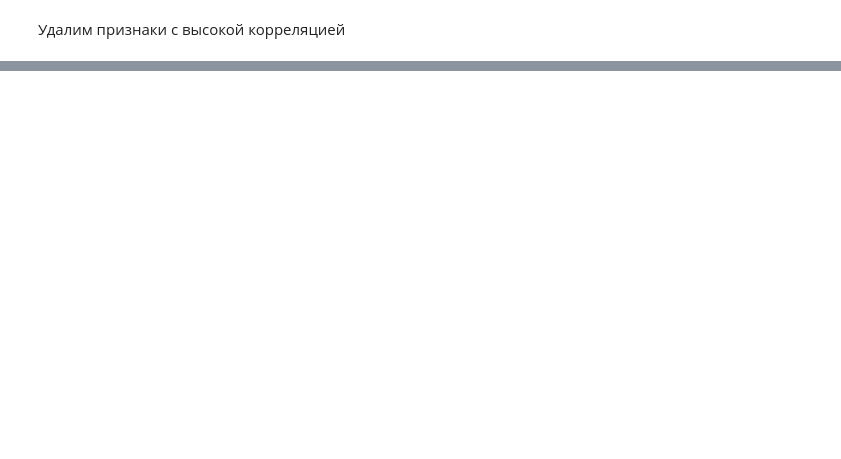
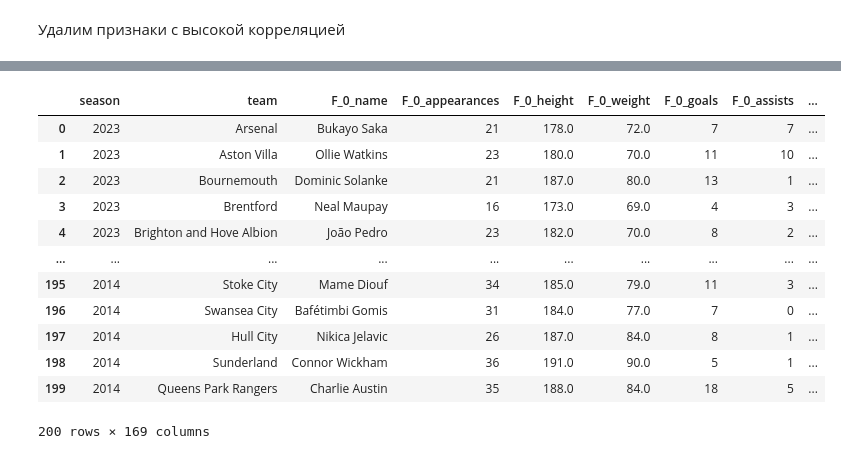
Before and after one commit to hse-mlds-2023-epl-prediction/annual-project, a Jupyter notebook: ML/official/prepare_data/prepare_main.ipynb, the cells around one changed output, grey strips where cells are left out. Drawn from its saved outputs; the diff is of its cells as text; code cells hidden in the pictures; blank space fills up the shorter version.

```diff
--- a/ML/official/prepare_data/prepare_main.ipynb
+++ b/ML/official/prepare_data/prepare_main.ipynb
@@ -359,0 +398,35 @@ See the caveats in the documentation: https://pandas.pydata.org/pandas-docs/stab
+# %%
+def flatten_team(df, team_dict, col, type):
+
+    df = df[col]
+    for i in range(len(df)):
+
+        for j in range(len(col)):
+            team_dict[type + '_' + str(i) + '_' + col[j]].append(df.iloc[i, j])
+
+    return team_dict
+# %%
+team_dict = defaultdict(list)
+col_players = ['name', 'appearances', 'height',	'weight', 'goals', 'assists', 'tackles', 'shots', 'keyPasses', 'cleanSheets']
+col_gk = ['name', 'appearances', 'height',	'weight', 'saves', 'cleanSheets', 'goalsConceded']
+col_manager = ['name',	'role',	'age']
+
+for season in list(player_team['season'].unique()):
+    for team in player_team['team'].unique():
+        if player_team[(player_team['season']==season) & (player_team['team']==team)].shape[0] > 11:
+
+            team_dict['season'].append(season)
+            team_dict['team'].append(team)
+
+            #players
+            df_f = player_team[(player_team['season']==int(season)) & (player_team['team']==str(team)) & (player_team['position']=='F')].sort_values(by='appearances', ascending=False)[:3]
+            df_m = player_team[(player_team['season']==int(season)) & (player_team['team']==team) & (player_team['position']=='M')].sort_values(by='appearances', ascending=False)[:6]
+            df_d = player_team[(player_team['season']==int(season)) & (player_team['team']==team) & (player_team['position']=='D')].sort_values(by='appearances', ascending=False)[:7]
+
+            team_dict = flatten_team(df_f, team_dict, col_players, 'F')
+            team_dict = flatten_team(df_m, team_dict, col_players, 'M')
+            team_dict = flatten_team(df_d, team_dict, col_players, 'D')
+
+            #goalkeepers
+            df_gk = df_goal[(df_goal['season']==int(season)) & (df_goal['team']==team)].sort_values(by='appearances', ascending=False)[:1]
+            team_dict = flatten_team(df_gk, team_dict, col_gk, 'GK')
@@ -359,0 +451,16 @@ See the caveats in the documentation: https://pandas.pydata.org/pandas-docs/stab
+# %%
+pd.DataFrame(team_dict)
+# %% [output]
+|  | season | team | F_0_name | F_0_appearances | F_0_height | F_0_weight | F_0_goals | F_0_assists | ... |
+| 0 | 2023 | Arsenal | Bukayo Saka | 21 | 178.0 | 72.0 | 7 | 7 | ... |
+| 1 | 2023 | Aston Villa | Ollie Watkins | 23 | 180.0 | 70.0 | 11 | 10 | ... |
+| 2 | 2023 | Bournemouth | Dominic Solanke | 21 | 187.0 | 80.0 | 13 | 1 | ... |
+| 3 | 2023 | Brentford | Neal Maupay | 16 | 173.0 | 69.0 | 4 | 3 | ... |
+| 4 | 2023 | Brighton and Hove Albion | João Pedro | 23 | 182.0 | 70.0 | 8 | 2 | ... |
+| ... | ... | ... | ... | ... | ... | ... | ... | ... | ... |
+| 195 | 2014 | Stoke City | Mame Diouf | 34 | 185.0 | 79.0 | 11 | 3 | ... |
+| 196 | 2014 | Swansea City | Bafétimbi Gomis | 31 | 184.0 | 77.0 | 7 | 0 | ... |
+| 197 | 2014 | Hull City | Nikica Jelavic | 26 | 187.0 | 84.0 | 8 | 1 | ... |
+| 198 | 2014 | Sunderland | Connor Wickham | 36 | 191.0 | 90.0 | 5 | 1 | ... |
+| 199 | 2014 | Queens Park Rangers | Charlie Austin | 35 | 188.0 | 84.0 | 18 | 5 | ... |
+200 rows × 169 columns
```
Also changed, not shown: parts of 43 cells of this notebook, 6 other files.
